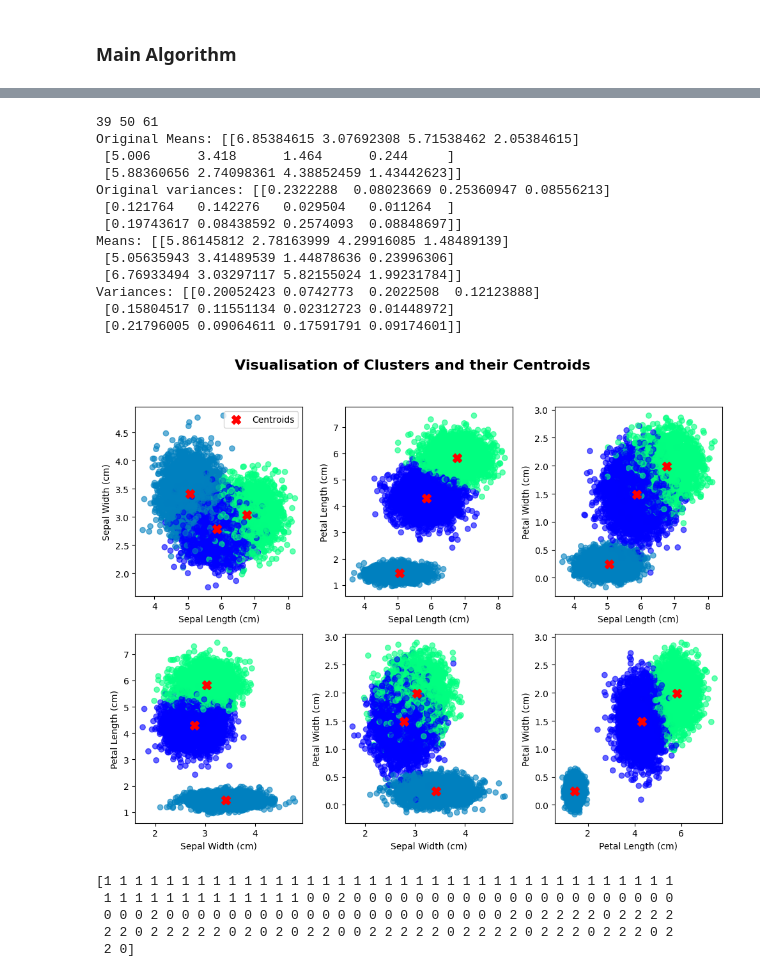
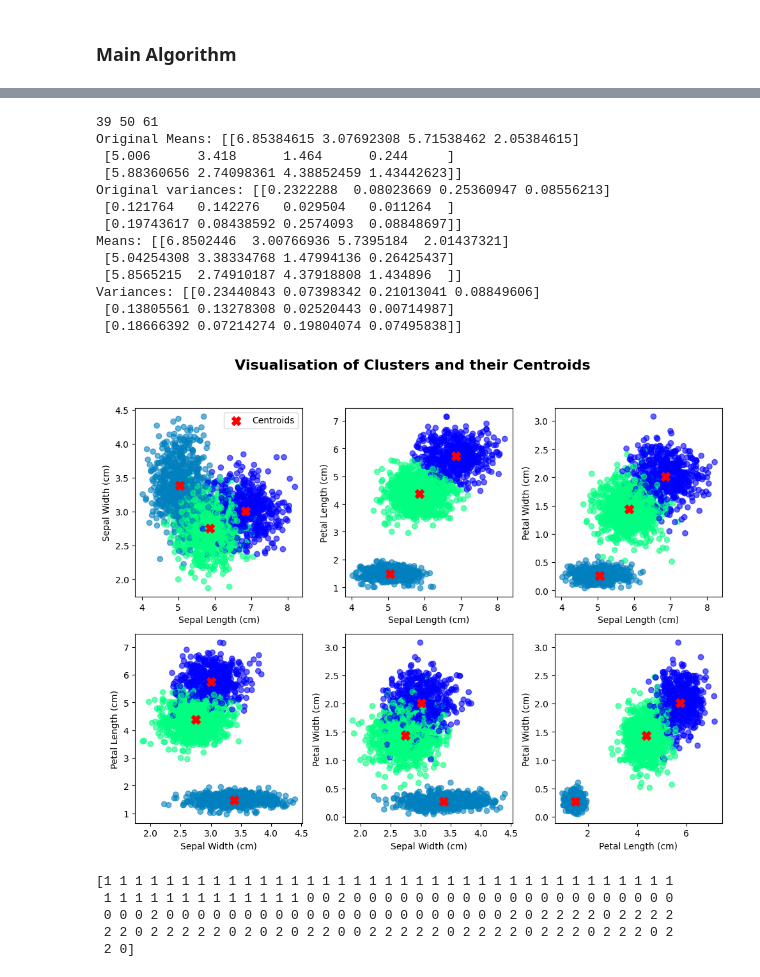
Before and after one commit to gabrielecerioli/Clustering_algorithms, a Jupyter notebook: Closed_loop_learning/Closed_loop_learning_Clustering.ipynb, the cells around one changed output, grey strips where cells are left out. Drawn from its saved outputs; the diff is of its cells as text; code cells hidden in the pictures.

```diff
--- a/Closed_loop_learning/Closed_loop_learning_Clustering.ipynb
+++ b/Closed_loop_learning/Closed_loop_learning_Clustering.ipynb
@@ -113,7 +113,7 @@ import numpy as np
 import matplotlib.pyplot as plt
 from sklearn.cluster import KMeans
 
-M = 50  # points to be added as synthetic data
+M = 20  # points to be added as synthetic data
 df = pd.read_csv('Iris.csv')
 
 selected_columns = ['SepalLengthCm', 'SepalWidthCm', 'PetalLengthCm', 'PetalWidthCm']
@@ -134,7 +134,7 @@ print(np.sum(cluster_assignments == 0),
       np.sum(cluster_assignments == 2))
 
 new_data = data_matrix.copy()
-steps = 200  # Number of iterations
+steps = 100  # Number of iterations
 means = mean_clusters(data_matrix, cluster_assignments, 3)
 variances = variance_clusters(data_matrix, cluster_assignments, 3)
 
@@ -147,40 +147,40 @@ for i in range(steps):
     kmeans = KMeans(n_clusters=3, random_state=42)
     cluster_assignments = kmeans.fit_predict(new_data)
 
     # Recompute cluster statistics on the updated dataset
     means = mean_clusters(new_data, cluster_assignments, 3)
     variances = variance_clusters(new_data, cluster_assignments, 3)
 
     # Update dataset by adding synthetic points sampled from cluster distributions
     # Pass n_clusters as integer (3) to match update_dataset signature.
     new_data = update_dataset(new_data, cluster_assignments, M, 3, random_state=42 + i)
 
 # Final recomputation on the resulting dataset
 kmeans = KMeans(n_clusters=3, random_state=42)
 cluster_assignments = kmeans.fit_predict(new_data)
 means = mean_clusters(new_data, cluster_assignments, 3)
 variances = variance_clusters(new_data, cluster_assignments, 3)
 
 print("Means:", means)
 print("Variances:", variances)
 plot_clusters(new_data, cluster_assignments, means)
 cluster_assignments_original=cluster_assignments
 # %% [output]
 [figure]
 39 50 61
 Original Means: [[6.85384615 3.07692308 5.71538462 2.05384615]
  [5.006      3.418      1.464      0.244     ]
  [5.88360656 2.74098361 4.38852459 1.43442623]]
 Original variances: [[0.2322288  0.08023669 0.25360947 0.08556213]
  [0.121764   0.142276   0.029504   0.011264  ]
  [0.19743617 0.08438592 0.2574093  0.08848697]]
-Means: [[5.86145812 2.78163999 4.29916085 1.48489139]
- [5.05635943 3.41489539 1.44878636 0.23996306]
- [6.76933494 3.03297117 5.82155024 1.99231784]]
-Variances: [[0.20052423 0.0742773  0.2022508  0.12123888]
- [0.15804517 0.11551134 0.02312723 0.01448972]
- [0.21796005 0.09064611 0.17591791 0.09174601]]
+Means: [[6.8502446  3.00766936 5.7395184  2.01437321]
+ [5.04254308 3.38334768 1.47994136 0.26425437]
+ [5.8565215  2.74910187 4.37918808 1.434896  ]]
+Variances: [[0.23440843 0.07398342 0.21013041 0.08849606]
+ [0.13805561 0.13278308 0.02520443 0.00714987]
+ [0.18666392 0.07214274 0.19804074 0.07495838]]
-[figure, old version]
+[figure, new version]
 # %%
 from scipy.stats import multivariate_normal
 def assign_clusters_gaussian(X, means, variances):
```
